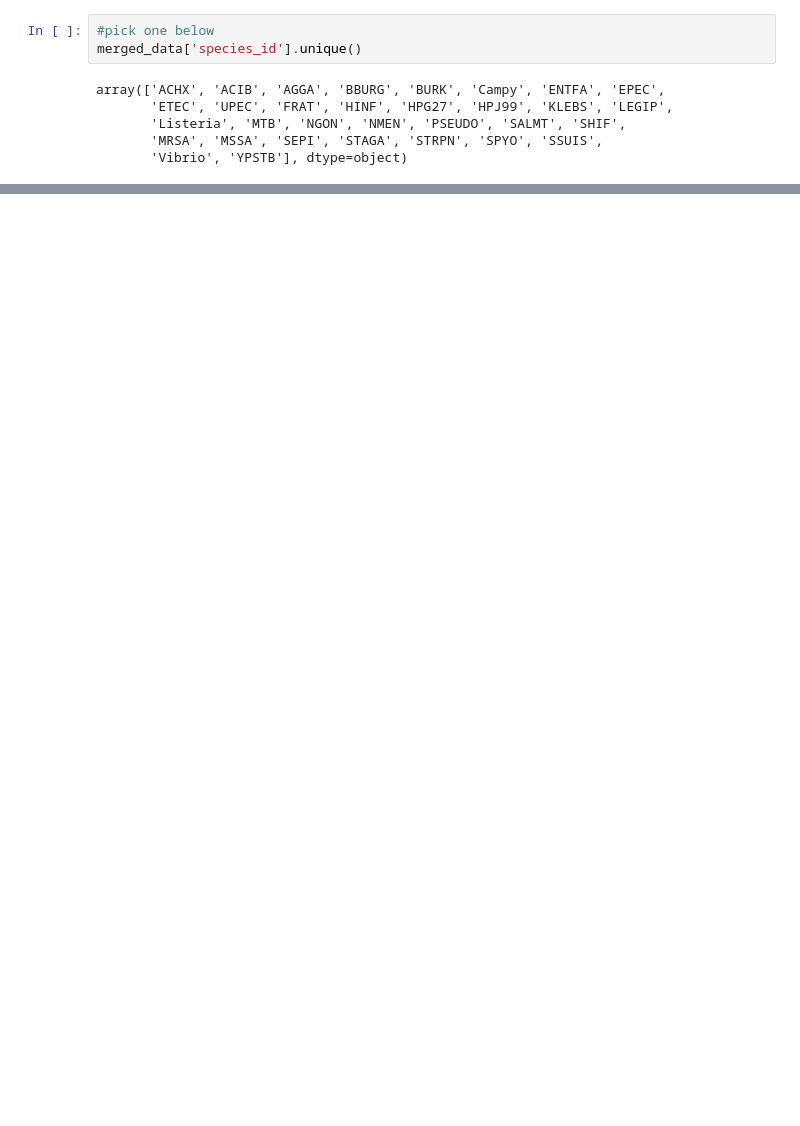
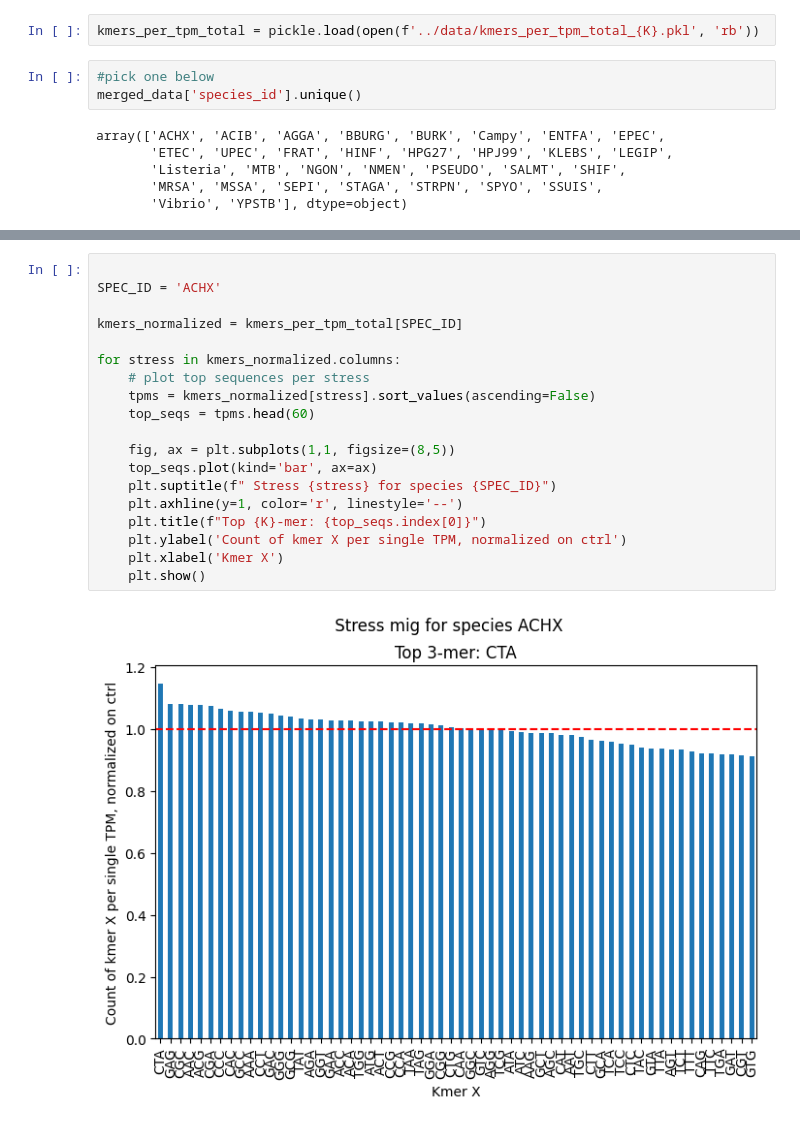
Before and after one commit to memetc/ML4RG_Group1, a Jupyter notebook: notebooks/kmer_analysis.ipynb, the cells around one changed output, grey strips where cells are left out. Drawn from its saved outputs; the diff is of its cells as text; blank space fills up the shorter version.

```diff
--- a/notebooks/kmer_analysis.ipynb
+++ b/notebooks/kmer_analysis.ipynb
@@ -53,3 +57,5 @@ species_full_count_data = {}
+# %%
+kmers_per_tpm_total = pickle.load(open(f'../data/kmers_per_tpm_total_{K}.pkl', 'rb'))
 # %%
 #pick one below
 merged_data['species_id'].unique()
@@ -61,0 +102,21 @@ array(['ACHX', 'ACIB', 'AGGA', 'BBURG', 'BURK', 'Campy', 'ENTFA', 'EPEC',
+# %%
+
+SPEC_ID = 'ACHX'
+
+kmers_normalized = kmers_per_tpm_total[SPEC_ID]
+
+for stress in kmers_normalized.columns:
+    # plot top sequences per stress
+    tpms = kmers_normalized[stress].sort_values(ascending=False)
+    top_seqs = tpms.head(60)
+
+    fig, ax = plt.subplots(1,1, figsize=(8,5))
+    top_seqs.plot(kind='bar', ax=ax)
+    plt.suptitle(f" Stress {stress} for species {SPEC_ID}")
+    plt.axhline(y=1, color='r', linestyle='--')
+    plt.title(f"Top {K}-mer: {top_seqs.index[0]}")
+    plt.ylabel('Count of kmer X per single TPM, normalized on ctrl')
+    plt.xlabel('Kmer X')
+    plt.show()
+# %% [output]
+[figure, added]
```
Also changed, not shown: parts of 14 cells of this notebook, 11 other files.
